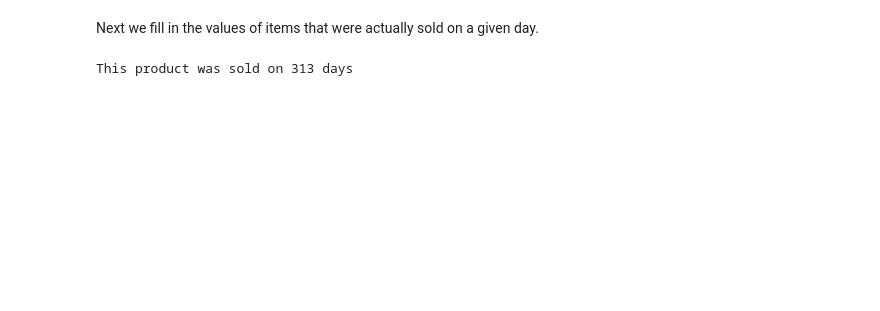
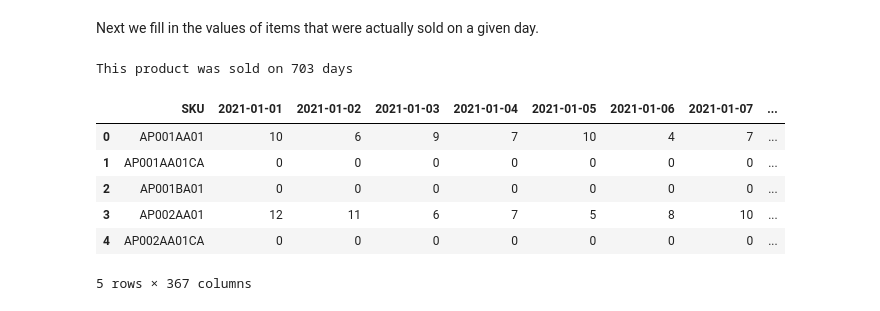
Before and after one commit to dnezan/km-sku-prediction, a Jupyter notebook: KM_forecast_practice.ipynb, the cells around one changed output. Saved outputs shown, nothing was run; the diff lists cells and outputs as text; code cells hidden in the pictures; blank space fills up the shorter version.

```diff
--- a/KM_forecast_practice.ipynb
+++ b/KM_forecast_practice.ipynb
@@ -102,28 +136,50 @@ First SKU is AP001AA01
 # %% [markdown]
 Next we fill in the values of items that were actually sold on a given day.
 # %%
-var=0
+#Adding first product sales
 count=-1
-while var<90:
-  for x in df.item_id:
-    if x == "AP001AA01":
-      count+=1
-      z=df_new.columns.get_loc(pd.to_datetime(df.timestamp[count].date()).date())
-      #print(z)
-      z1=df_new.index.get_loc(df_new.index[df_new['SKU'] == "AP001AA01"][0])
-      #print(z1)
-      df_new.iloc[z1,z] = df.demand[count]
-      #print (df.timestamp[count].date())
-      #print (df.demand[count])
-      var+=1
+#while var<1000:
+for x in df.item_id:
+  if x == "AP001AA01":
+    count+=1
+    z=df_new.columns.get_loc(pd.to_datetime(df.timestamp[count].date()).date())
+    z1=df_new.index.get_loc(df_new.index[df_new['SKU'] == x][0])
+    df_new.iloc[z1,z] = df.demand[count]
+
+
+for x in df.item_id:
+  if x == "AP001AA01CA":
+    count+=1
+    z=df_new.columns.get_loc(pd.to_datetime(df.timestamp[count].date()).date())
+    z1=df_new.index.get_loc(df_new.index[df_new['SKU'] == x][0])
+    df_new.iloc[z1,z] = df.demand[count]
+
+for x in df.item_id:
+  if x == "AP001BA01":
+    count+=1
+    z=df_new.columns.get_loc(pd.to_datetime(df.timestamp[count].date()).date())
+    z1=df_new.index.get_loc(df_new.index[df_new['SKU'] == x][0])
+    df_new.iloc[z1,z] = df.demand[count]
+
+for x in df.item_id:
+  if x == "AP002AA01":
+    count+=1
+    z=df_new.columns.get_loc(pd.to_datetime(df.timestamp[count].date()).date())
+    z1=df_new.index.get_loc(df_new.index[df_new['SKU'] == x][0])
+    df_new.iloc[z1,z] = df.demand[count]
+
+
 
 print("This product was sold on",count,"days")
 df_new.head()
 
-
-
-
-
-uniqval = df.item_id.unique()
+#Adding the rest of the product sales
 # %% [output]
-This product was sold on 313 days
+This product was sold on 703 days
+|  | SKU | 2021-01-01 | 2021-01-02 | 2021-01-03 | 2021-01-04 | 2021-01-05 | 2021-01-06 | 2021-01-07 | ... |
+| 0 | AP001AA01 | 10 | 6 | 9 | 7 | 10 | 4 | 7 | ... |
+| 1 | AP001AA01CA | 0 | 0 | 0 | 0 | 0 | 0 | 0 | ... |
+| 2 | AP001BA01 | 0 | 0 | 0 | 0 | 0 | 0 | 0 | ... |
+| 3 | AP002AA01 | 12 | 11 | 6 | 7 | 5 | 8 | 10 | ... |
+| 4 | AP002AA01CA | 0 | 0 | 0 | 0 | 0 | 0 | 0 | ... |
+5 rows × 367 columns
```
Also changed, not shown: parts of 10 cells of this notebook.
